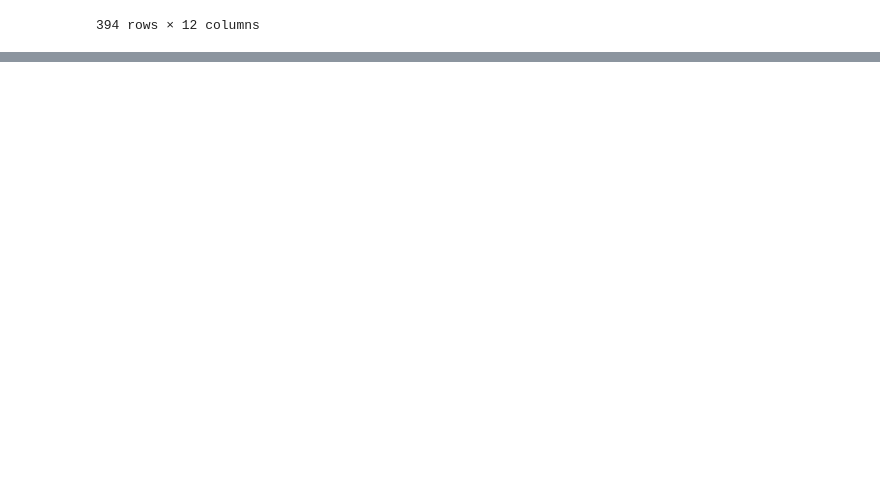
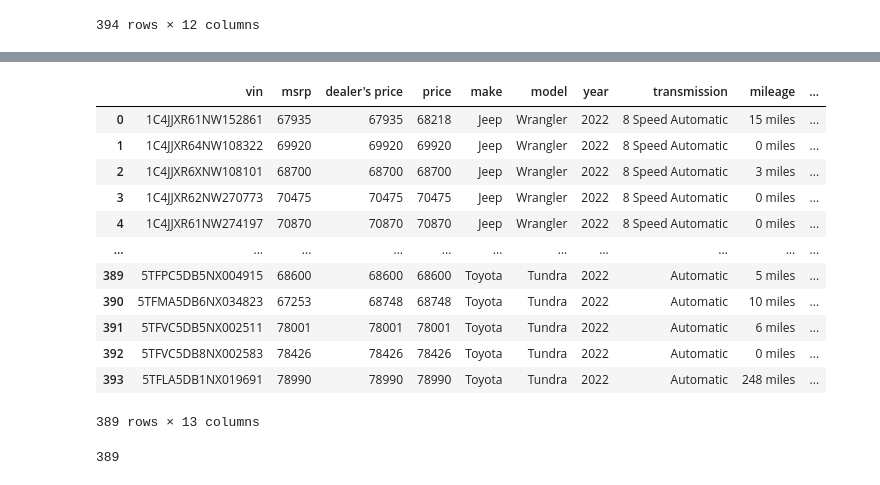
Before and after one commit to RL-Lane/Gouge, a Jupyter notebook: Notebooks/Scraping CSV's Merged.ipynb, the cells around one changed output, grey strips where cells are left out. Saved outputs shown, nothing was run; the diff lists cells and outputs as text; code cells hidden in the pictures; blank space fills up the shorter version.

Commit message:
duplicates dropped

```diff
--- a/Notebooks/Scraping CSV's Merged.ipynb
+++ b/Notebooks/Scraping CSV's Merged.ipynb
@@ -534,3 +534,7 @@ all_scraping_data9
 | 392 | $78,426 | $78,426 | $78,426 | Toyota | Tundra | 2022 | Automatic | --- | Mike Calvert Toyota | ... |
 | 393 | Not Provided | $78,990 | $78,990 | Toyota | Tundra | 2022 | Automatic | 248 miles | Mike Calvert Toyota | ... |
 394 rows × 12 columns
+# %%
+csv_file = '../Resources/All Scraping Data/all_scraping_data7.csv'
+all_scraping_data20 = pd.read_csv(csv_file)
+all_scraping_data20
@@ -536,0 +555,21 @@ all_scraping_data9
+# %%
+all_scraping_data21 = all_scraping_data20.drop_duplicates(subset=None, keep='first', inplace=False, ignore_index=False)
+all_scraping_data21
+# %% [output]
+|  | vin | msrp | dealer's price | price | make | model | year | transmission | mileage | ... |
+| 0 | 1C4JJXR61NW152861 | 67935 | 67935 | 68218 | Jeep | Wrangler | 2022 | 8 Speed Automatic | 15 miles | ... |
+| 1 | 1C4JJXR64NW108322 | 69920 | 69920 | 69920 | Jeep | Wrangler | 2022 | 8 Speed Automatic | 0 miles | ... |
+| 2 | 1C4JJXR6XNW108101 | 68700 | 68700 | 68700 | Jeep | Wrangler | 2022 | 8 Speed Automatic | 3 miles | ... |
+| 3 | 1C4JJXR62NW270773 | 70475 | 70475 | 70475 | Jeep | Wrangler | 2022 | 8 Speed Automatic | 0 miles | ... |
+| 4 | 1C4JJXR61NW274197 | 70870 | 70870 | 70870 | Jeep | Wrangler | 2022 | 8 Speed Automatic | 0 miles | ... |
+| ... | ... | ... | ... | ... | ... | ... | ... | ... | ... | ... |
+| 389 | 5TFPC5DB5NX004915 | 68600 | 68600 | 68600 | Toyota | Tundra | 2022 | Automatic | 5 miles | ... |
+| 390 | 5TFMA5DB6NX034823 | 67253 | 68748 | 68748 | Toyota | Tundra | 2022 | Automatic | 10 miles | ... |
+| 391 | 5TFVC5DB5NX002511 | 78001 | 78001 | 78001 | Toyota | Tundra | 2022 | Automatic | 6 miles | ... |
+| 392 | 5TFVC5DB8NX002583 | 78426 | 78426 | 78426 | Toyota | Tundra | 2022 | Automatic | 0 miles | ... |
+| 393 | 5TFLA5DB1NX019691 | 78990 | 78990 | 78990 | Toyota | Tundra | 2022 | Automatic | 248 miles | ... |
+389 rows × 13 columns
+# %%
+len(all_scraping_data21)
+# %% [output]
+389
```
Also changed, not shown: parts of 2 cells of this notebook, 1 other file.
